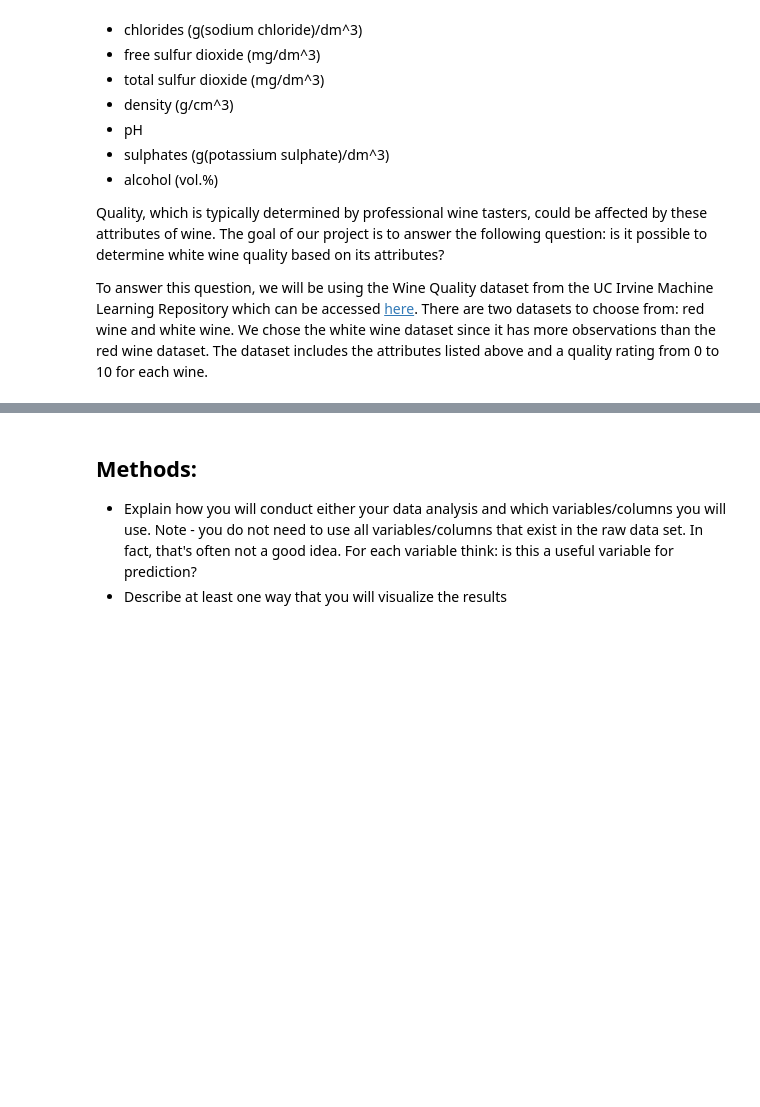
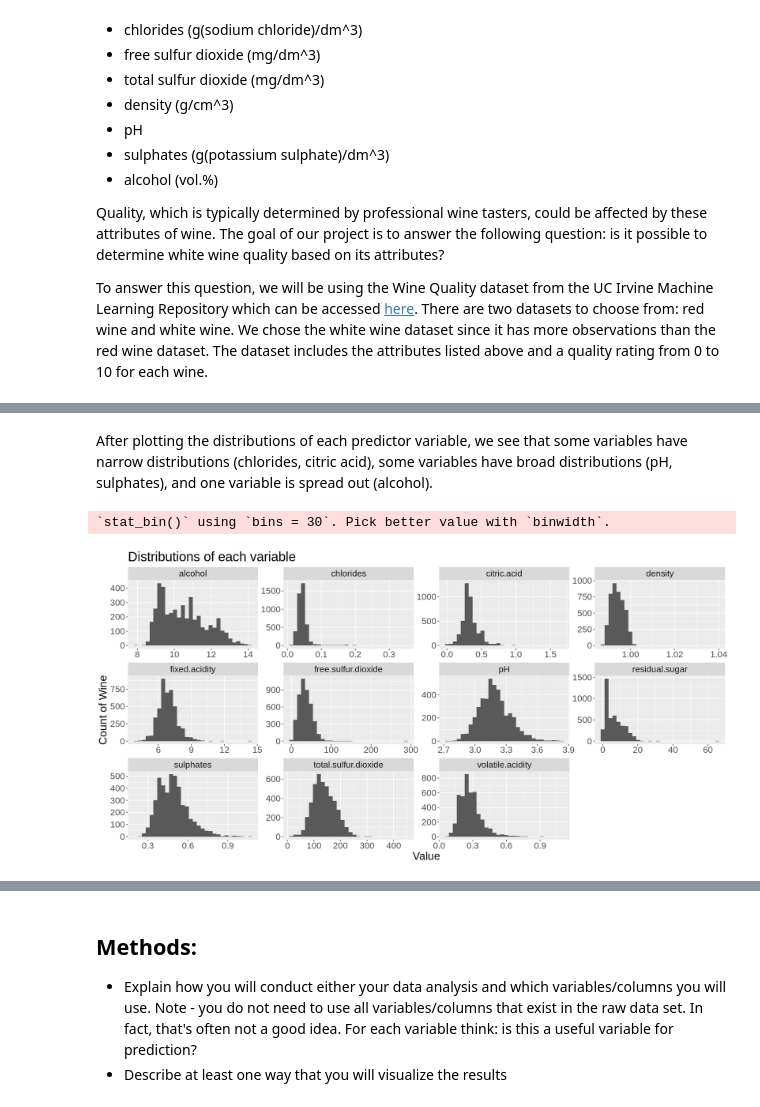
Before and after one commit to pradhyumnan8/DSCI-100-Wine-Quality-Predictor-Project, a Jupyter notebook: group_project_proposal.ipynb, the cells around one changed output, grey strips where cells are left out. Cells and saved outputs as stored; diff of their text form; code cells hidden in the pictures; blank space fills up the shorter version.

```diff
--- a/group_project_proposal.ipynb
+++ b/group_project_proposal.ipynb
@@ -104,0 +139,20 @@ sum(is.na(wine_train))
+# %% [markdown]
+After plotting the distributions of each predictor variable, we see that some variables have narrow distributions (chlorides, citric acid), some variables have broad distributions (pH, sulphates), and one variable is spread out (alcohol).
+# %%
+options(repr.plot.width = 16, repr.plot.height = 8)
+
+pred_dist <- wine_train |>
+    select(-quality) |>
+    pivot_longer(cols = fixed.acidity:alcohol, names_to = "key", values_to = "value") |>
+    mutate(value = as.double(value)) |>
+    ggplot(aes(x = value)) +
+    geom_histogram() +
+    facet_wrap(~ key, scales = "free") +
+    theme(text = element_text(size = 20)) +
+    ggtitle("Distributions of each variable") +
+    labs(x = "Value", y = "Count of Wine")
+
+pred_dist
+# %% [output]
+`stat_bin()` using `bins = 30`. Pick better value with `binwidth`.
+[figure, added]
```
Also changed, not shown: parts of 19 cells of this notebook.
